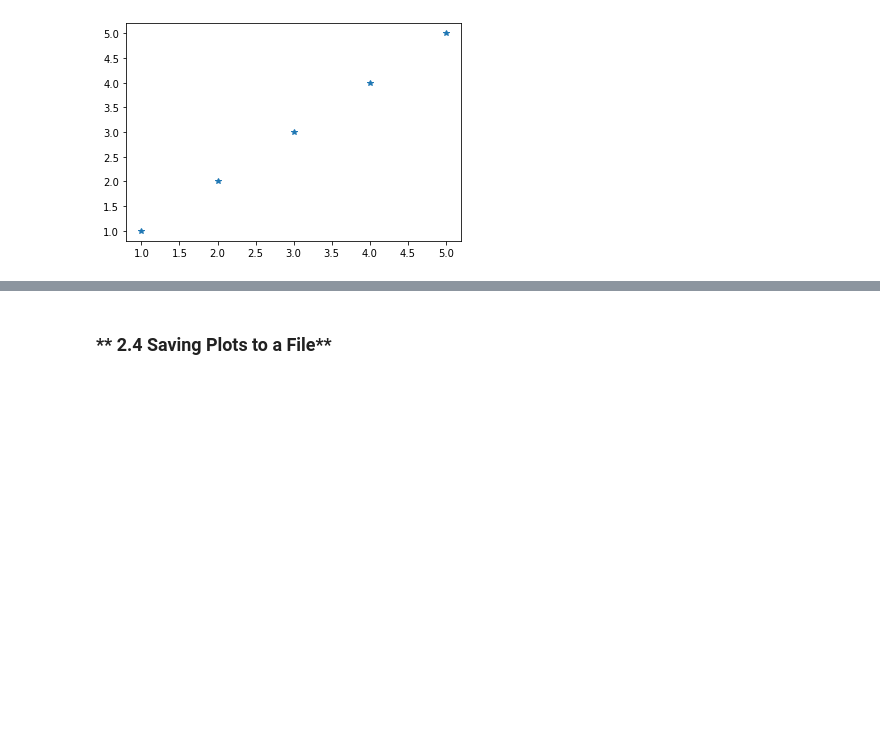
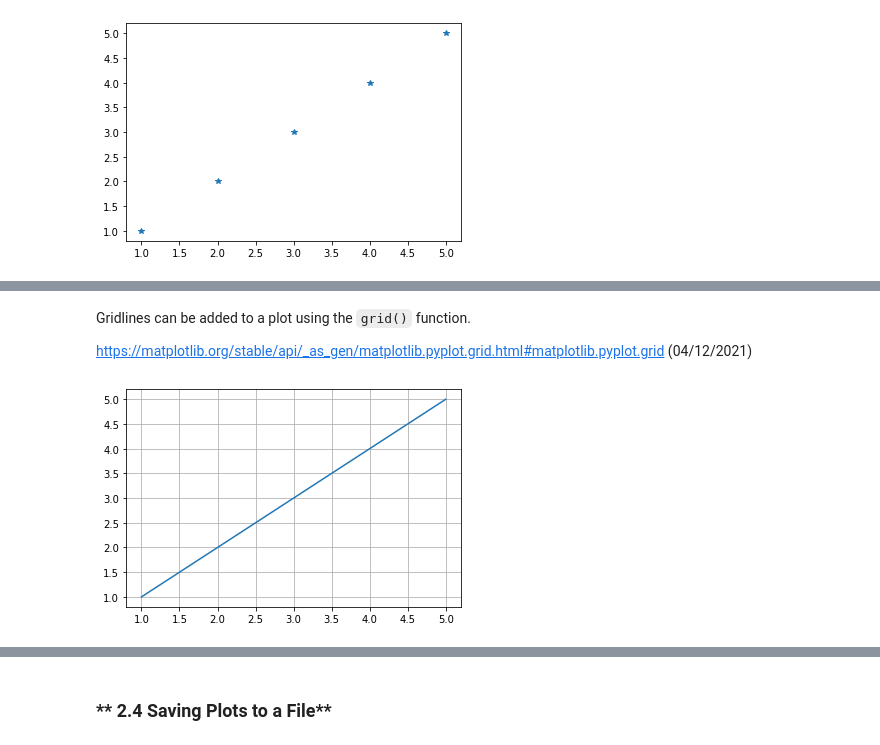
Before and after one commit to ssteffens/fundamentals-data-analysis-assessment, a Jupyter notebook: pyplot.ipynb, the cells around one changed output, grey strips where cells are left out. Drawn from its saved outputs; the diff is of its cells as text; code cells hidden in the pictures; blank space fills up the shorter version.

```diff
--- a/pyplot.ipynb
+++ b/pyplot.ipynb
@@ -106,0 +221,17 @@ plt.plot(x, y, '*')
+# %% [markdown]
+Gridlines can be added to a plot using the `grid()` function.
+
+https://matplotlib.org/stable/api/_as_gen/matplotlib.pyplot.grid.html#matplotlib.pyplot.grid (04/12/2021)
+# %%
+# Defining arrays for x and y values
+x = [1, 2, 3, 4, 5]
+y = [1, 2, 3, 4, 5]
+
+# Defining the grid settings
+plt.grid()
+
+# Plotting the x and y values defined above
+plt.plot(x, y)
+plt.show()
+# %% [output]
+[figure, added]
```
Also changed, not shown: parts of 16 cells of this notebook.
